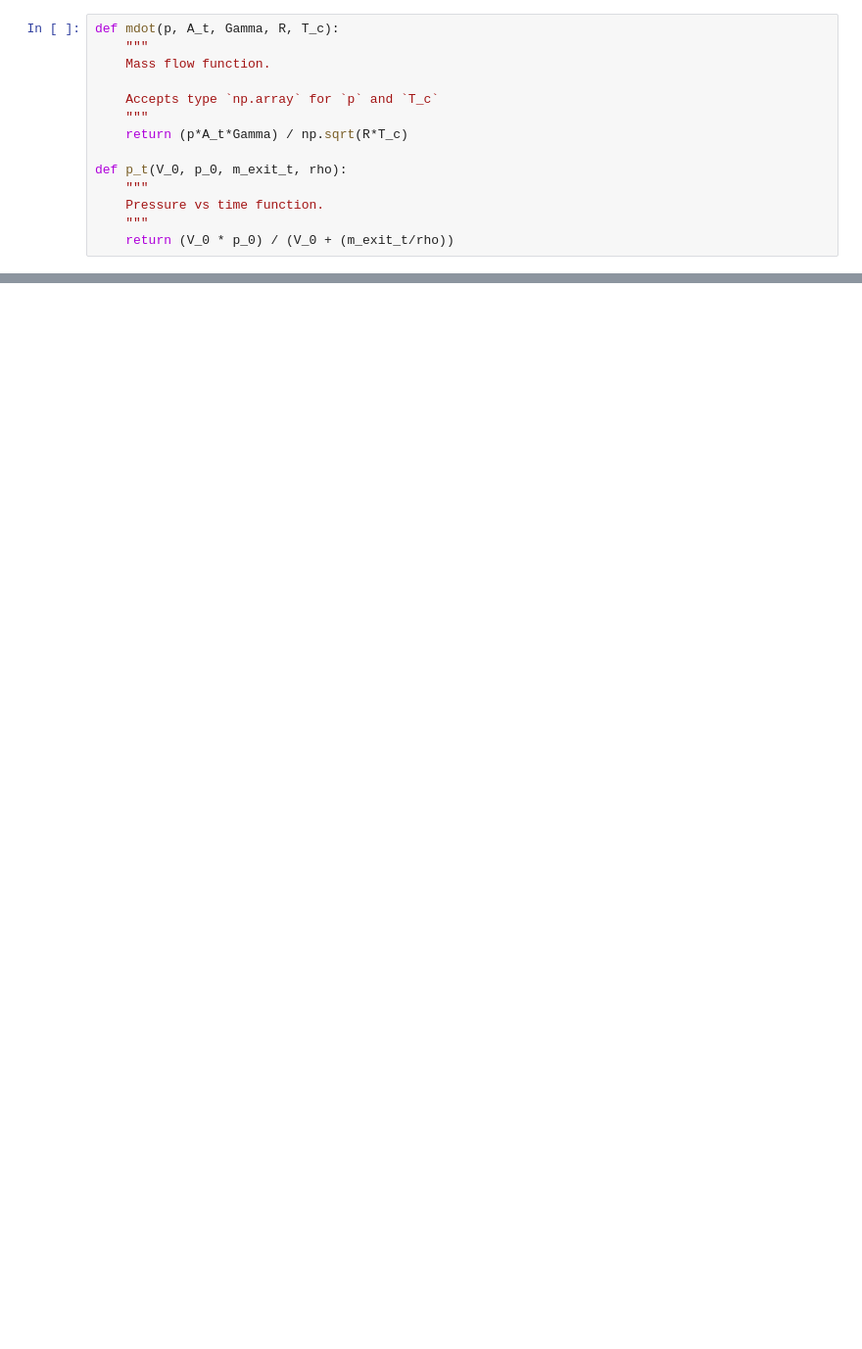
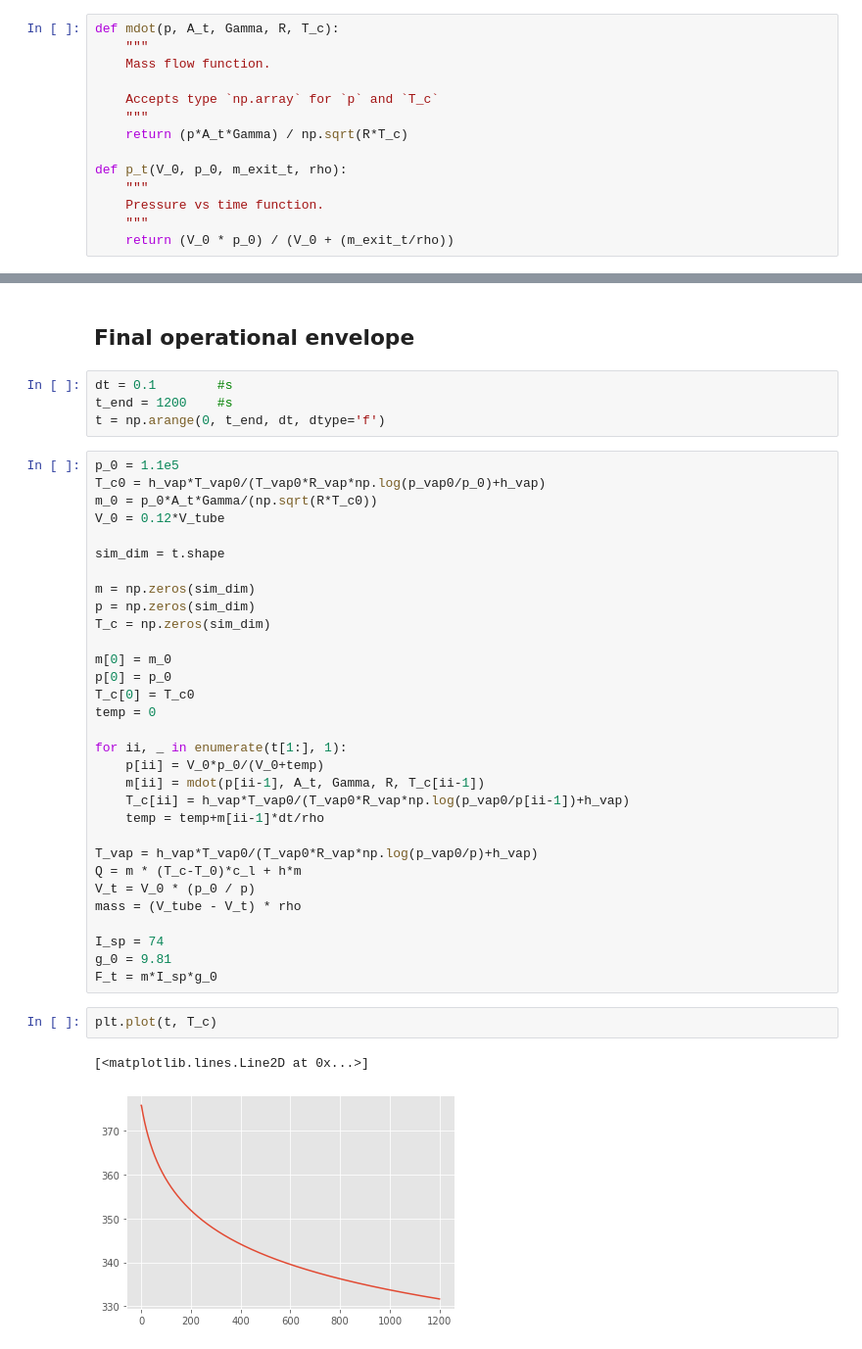
Before and after one commit to wdoppenberg/mp-operational-envelope, a Jupyter notebook: OperationalEnvelope.ipynb, the cells around one changed output, grey strips where cells are left out. Shown at 98% size. Cells and saved outputs as stored; diff of their text form; blank space fills up the shorter version.

```diff
--- a/OperationalEnvelope.ipynb
+++ b/OperationalEnvelope.ipynb
@@ -96,0 +152,42 @@ ax[1].grid(color='k')
+# %% [markdown]
+## Final operational envelope
+# %%
+dt = 0.1        #s
+t_end = 1200    #s
+t = np.arange(0, t_end, dt, dtype='f')
+# %%
+p_0 = 1.1e5
+T_c0 = h_vap*T_vap0/(T_vap0*R_vap*np.log(p_vap0/p_0)+h_vap)
+m_0 = p_0*A_t*Gamma/(np.sqrt(R*T_c0))
+V_0 = 0.12*V_tube
+
+sim_dim = t.shape
+
+m = np.zeros(sim_dim)
+p = np.zeros(sim_dim)
+T_c = np.zeros(sim_dim)
+
+m[0] = m_0
+p[0] = p_0
+T_c[0] = T_c0
+temp = 0
+
+for ii, _ in enumerate(t[1:], 1):
+    p[ii] = V_0*p_0/(V_0+temp)
+    m[ii] = mdot(p[ii-1], A_t, Gamma, R, T_c[ii-1])
+    T_c[ii] = h_vap*T_vap0/(T_vap0*R_vap*np.log(p_vap0/p[ii-1])+h_vap)
+    temp = temp+m[ii-1]*dt/rho
+
+T_vap = h_vap*T_vap0/(T_vap0*R_vap*np.log(p_vap0/p)+h_vap)
+Q = m * (T_c-T_0)*c_l + h*m
+V_t = V_0 * (p_0 / p)
+mass = (V_tube - V_t) * rho
+
+I_sp = 74
+g_0 = 9.81
+F_t = m*I_sp*g_0
+# %%
+plt.plot(t, T_c)
+# %% [output]
+[<matplotlib.lines.Line2D at 0x...>]
+[figure, added]
```
Also changed, not shown: parts of 14 cells of this notebook.
